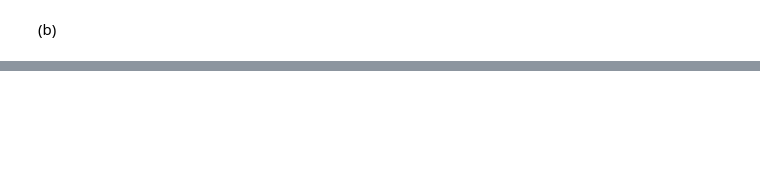
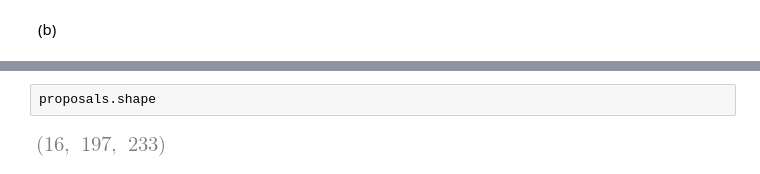
Before and after one commit to Bhavesh012/mlph_group_work, a Jupyter notebook: Sols/Ex3/sheet03.ipynb, the cells around one changed output, grey strips where cells are left out. Saved outputs shown, nothing was run; the diff lists cells and outputs as text; blank space fills up the shorter version.

```diff
--- a/Sols/Ex3/sheet03.ipynb
+++ b/Sols/Ex3/sheet03.ipynb
@@ -98,0 +200,4 @@ plt.show();
+# %%
+proposals.shape
+# %% [output]
+[figure, added]
```
Also changed, not shown: parts of 16 cells of this notebook.
